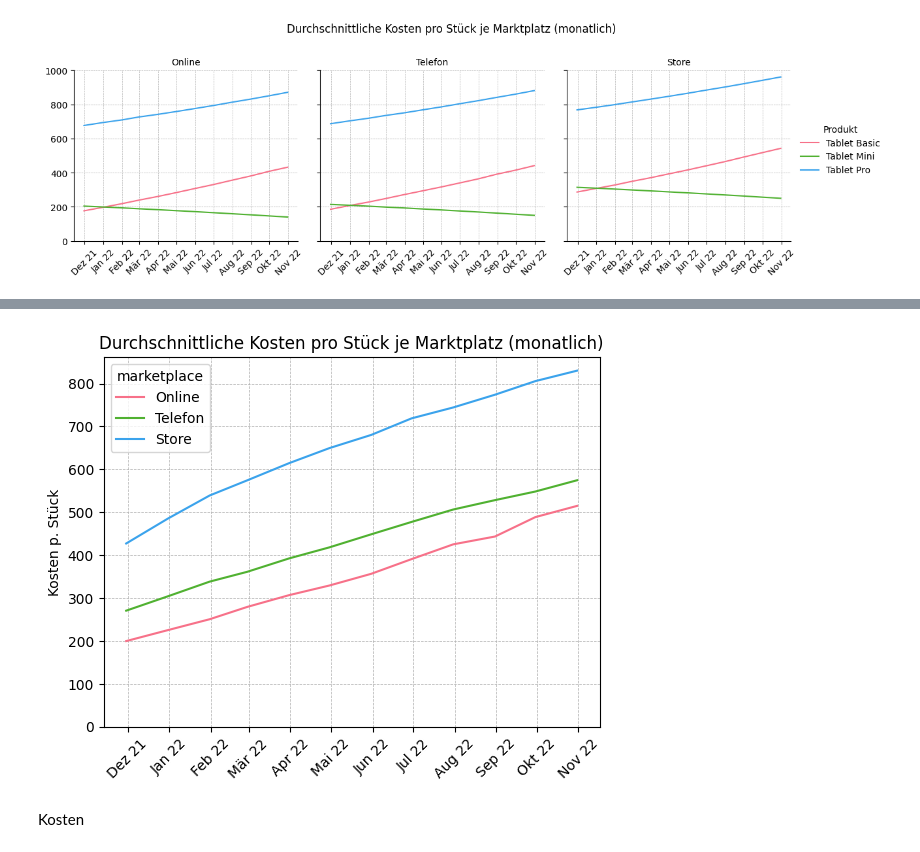
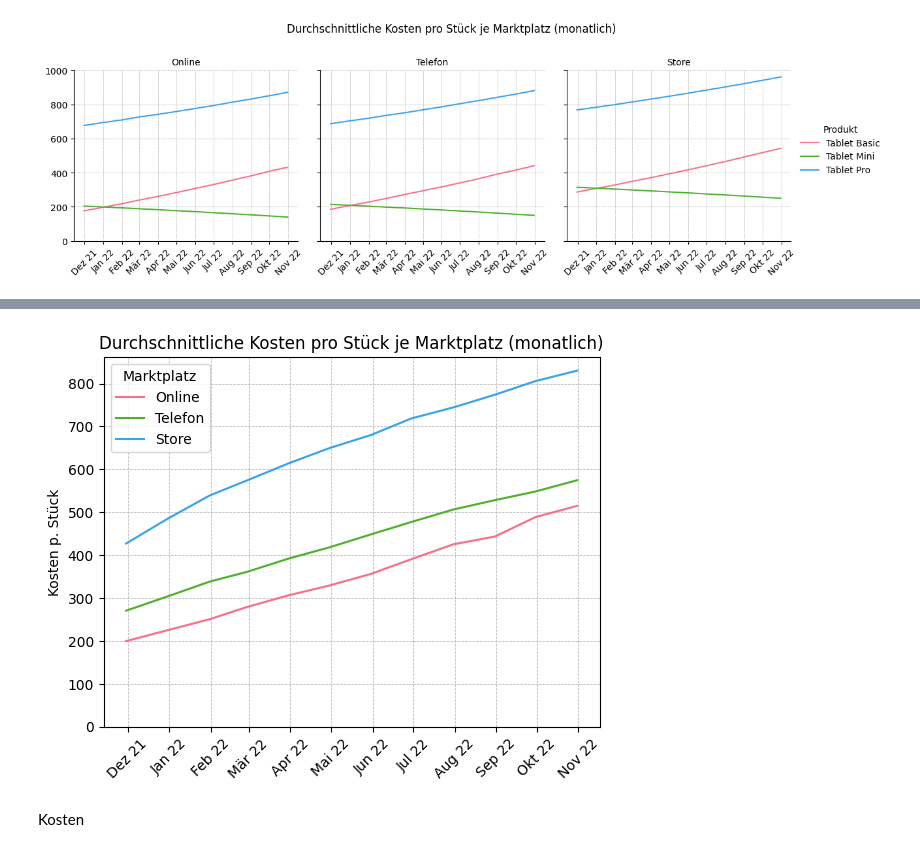
Before and after one commit to timstr97/business-analytics-case-study, a Jupyter notebook: sandbox/florian/aufbereitung_praesentation.ipynb, the cells around one changed output, grey strips where cells are left out. Saved outputs shown, nothing was run; the diff lists cells and outputs as text; code cells hidden in the pictures.

```diff
--- a/sandbox/florian/aufbereitung_praesentation.ipynb
+++ b/sandbox/florian/aufbereitung_praesentation.ipynb
@@ -245,26 +273,28 @@ plt.show()
 # %%
 # Group by Month, product and marketplace and aggregate the profit and amount. Rename the marketplaces to German
 df = (
     df_reg_main.groupby([pd.Grouper(key="date", freq="1M"), "marketplace"])
         .agg({"cost_per_unit": "mean"})
         .reset_index()
         .replace(["online", "phone", "store"], ["Online", "Telefon", "Store"])
 )
 
 # Map the lineplot to each facet
 sns.lineplot(df, x="date", y="cost_per_unit", hue="marketplace", palette="husl")
 
 format_lineplot()
 
 # Additional formatting for the grid
 plt.title("Durchschnittliche Kosten pro Stück je Marktplatz (monatlich)")
 
+plt.gca().legend(title="Marktplatz")
+
 plt.gca().set_ylabel("Kosten p. Stück")
 
 # Display the plot
 plt.show()
 # %% [output]
-[figure, old version]
+[figure, new version]
 # %% [markdown]
 Kosten
 # %%
```
Also changed, not shown: parts of 6 cells of this notebook.
